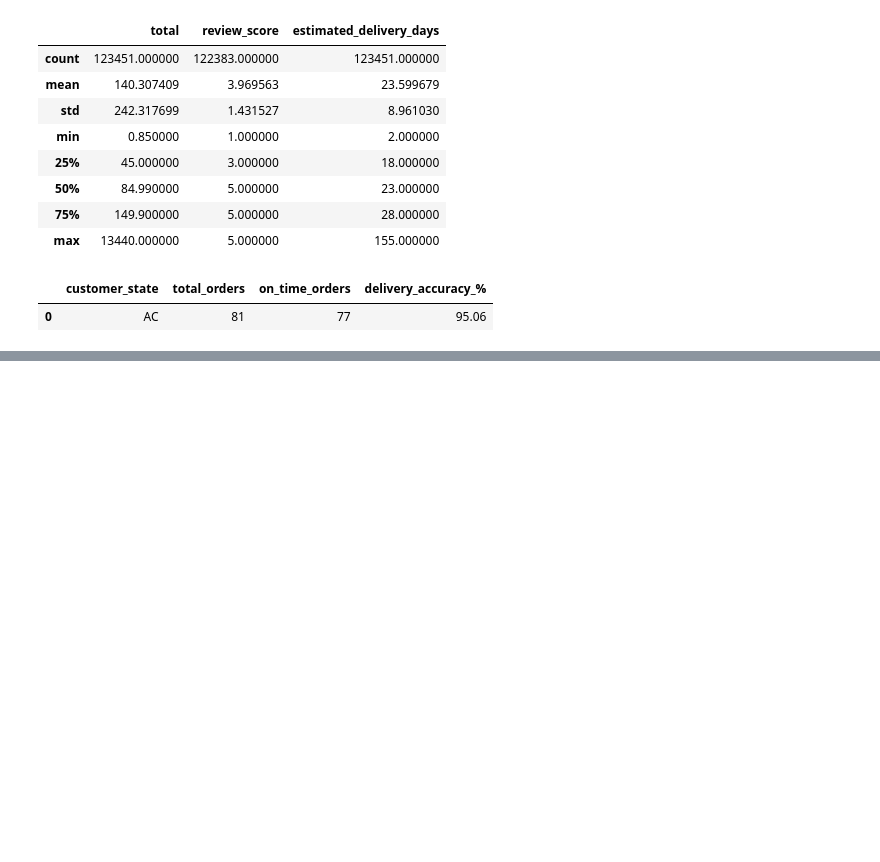
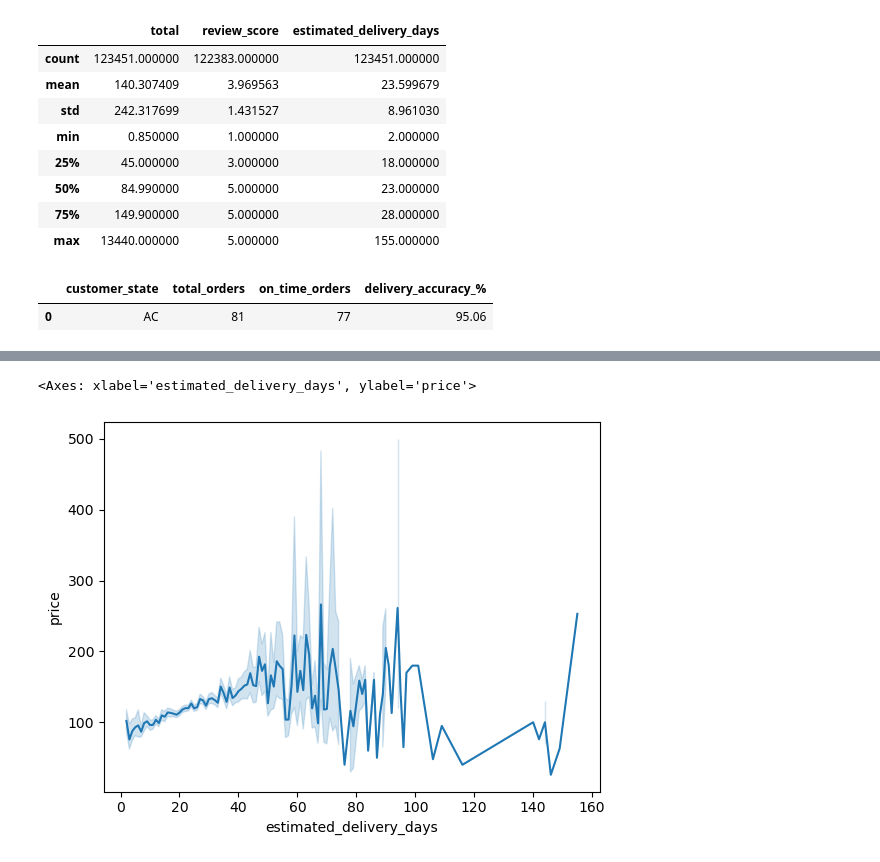
Before and after one commit to Vinaychauhan06/E-Commerce-Analytics-Dashboard-Python-SQL-Power-BI-, a Jupyter notebook: 02_EDA_Analysis.ipynb, the cells around one changed output, grey strips where cells are left out. Drawn from its saved outputs; the diff is of its cells as text; code cells hidden in the pictures; blank space fills up the shorter version.

```diff
--- a/02_EDA_Analysis.ipynb
+++ b/02_EDA_Analysis.ipynb
@@ -998,0 +1084,5 @@ delivery_accuracy[delivery_accuracy['delivery_accuracy_%'] == delivery_accuracy[
+# %%
+sns.lineplot(data=delivery_price,y='price',x='estimated_delivery_days')
+# %% [output]
+<Axes: xlabel='estimated_delivery_days', ylabel='price'>
+[figure, added]
```
Also changed, not shown: parts of 48 cells of this notebook.
